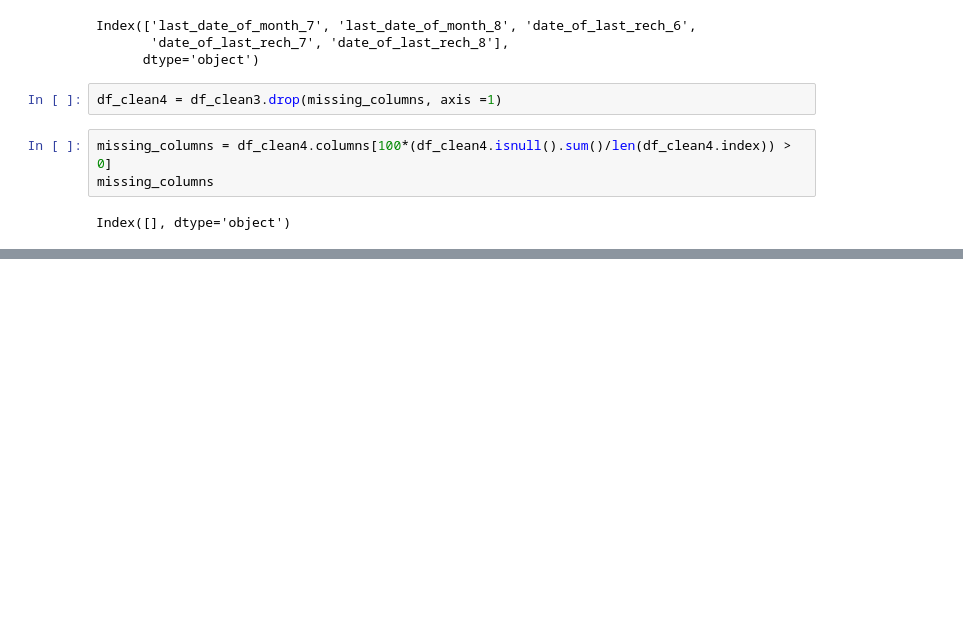
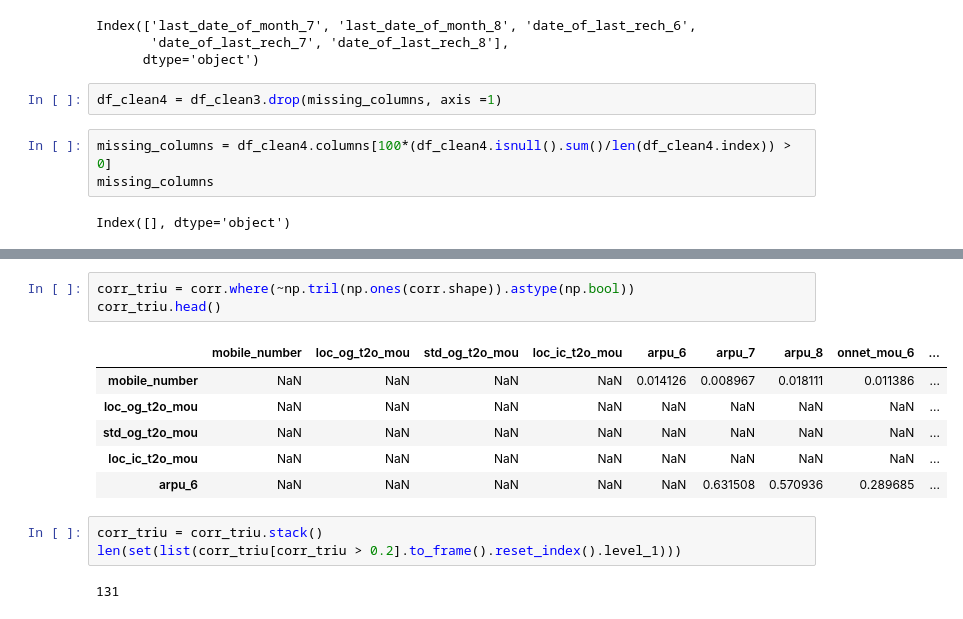
Before and after one commit to gettingtoknowdata/predict-churn, a Jupyter notebook: Telecom_churn_case_study.ipynb, the cells around one changed output, grey strips where cells are left out. Cells and saved outputs as stored; diff of their text form; blank space fills up the shorter version.

```diff
--- a/Telecom_churn_case_study.ipynb
+++ b/Telecom_churn_case_study.ipynb
@@ -322,0 +375,15 @@ To change this limit, set the config variable
+# %%
+corr_triu = corr.where(~np.tril(np.ones(corr.shape)).astype(np.bool))
+corr_triu.head()
+# %% [output]
+|  | mobile_number | loc_og_t2o_mou | std_og_t2o_mou | loc_ic_t2o_mou | arpu_6 | arpu_7 | arpu_8 | onnet_mou_6 | ... |
+| mobile_number | NaN | NaN | NaN | NaN | 0.014126 | 0.008967 | 0.018111 | 0.011386 | ... |
+| loc_og_t2o_mou | NaN | NaN | NaN | NaN | NaN | NaN | NaN | NaN | ... |
+| std_og_t2o_mou | NaN | NaN | NaN | NaN | NaN | NaN | NaN | NaN | ... |
+| loc_ic_t2o_mou | NaN | NaN | NaN | NaN | NaN | NaN | NaN | NaN | ... |
+| arpu_6 | NaN | NaN | NaN | NaN | NaN | 0.631508 | 0.570936 | 0.289685 | ... |
+# %%
+corr_triu = corr_triu.stack()
+len(set(list(corr_triu[corr_triu > 0.2].to_frame().reset_index().level_1)))
+# %% [output]
+131
```
Also changed, not shown: parts of 11 cells of this notebook.
